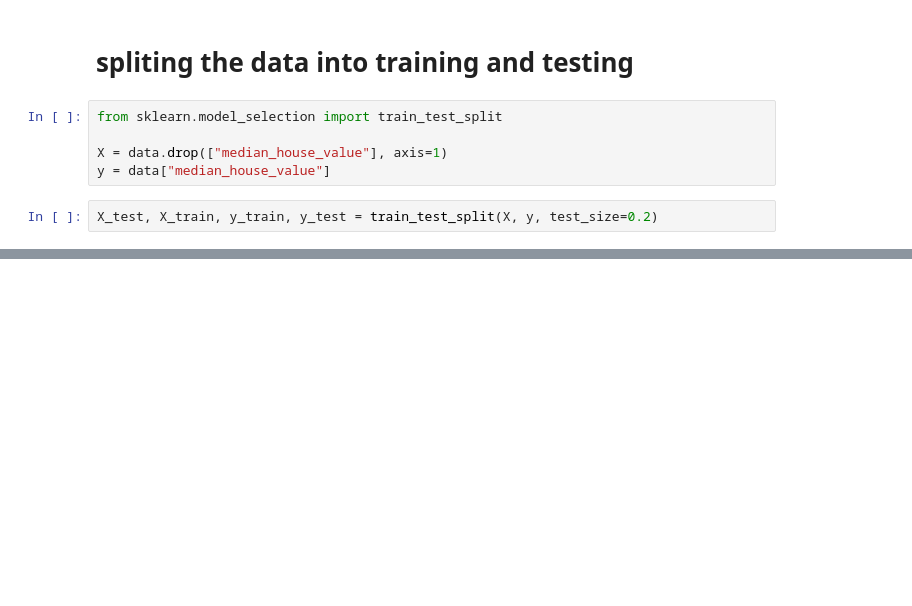
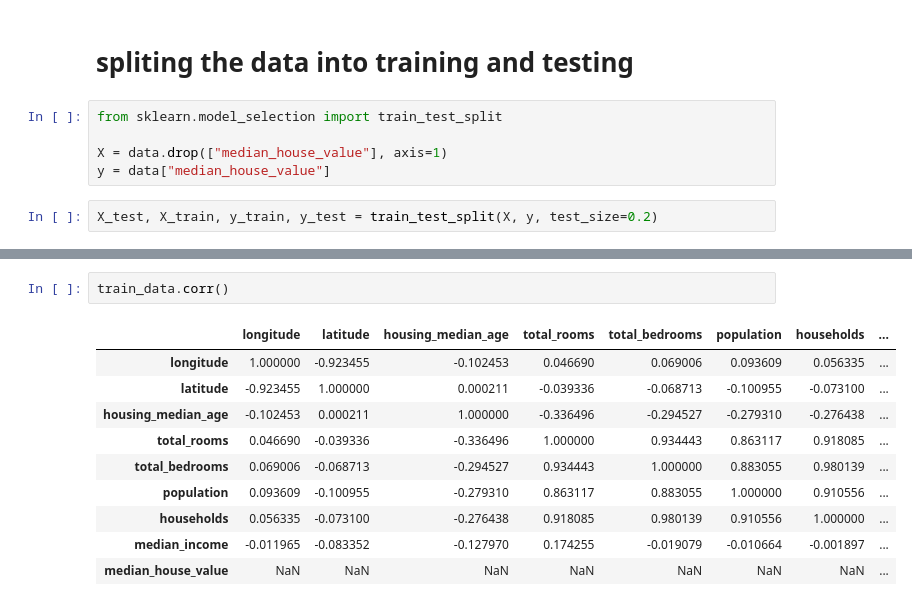
Before and after one commit to Griffoo91/House_Price_Prediction2, a Jupyter notebook: main.ipynb, the cells around one changed output, grey strips where cells are left out. Saved outputs shown, nothing was run; the diff lists cells and outputs as text; blank space fills up the shorter version.

```diff
--- a/main.ipynb
+++ b/main.ipynb
@@ -57,0 +73,13 @@ X_test, X_train, y_train, y_test = train_test_split(X, y, test_size=0.2)
+# %%
+train_data.corr()
+# %% [output]
+|  | longitude | latitude | housing_median_age | total_rooms | total_bedrooms | population | households | ... |
+| longitude | 1.000000 | -0.923455 | -0.102453 | 0.046690 | 0.069006 | 0.093609 | 0.056335 | ... |
+| latitude | -0.923455 | 1.000000 | 0.000211 | -0.039336 | -0.068713 | -0.100955 | -0.073100 | ... |
+| housing_median_age | -0.102453 | 0.000211 | 1.000000 | -0.336496 | -0.294527 | -0.279310 | -0.276438 | ... |
+| total_rooms | 0.046690 | -0.039336 | -0.336496 | 1.000000 | 0.934443 | 0.863117 | 0.918085 | ... |
+| total_bedrooms | 0.069006 | -0.068713 | -0.294527 | 0.934443 | 1.000000 | 0.883055 | 0.980139 | ... |
+| population | 0.093609 | -0.100955 | -0.279310 | 0.863117 | 0.883055 | 1.000000 | 0.910556 | ... |
+| households | 0.056335 | -0.073100 | -0.276438 | 0.918085 | 0.980139 | 0.910556 | 1.000000 | ... |
+| median_income | -0.011965 | -0.083352 | -0.127970 | 0.174255 | -0.019079 | -0.010664 | -0.001897 | ... |
+| median_house_value | NaN | NaN | NaN | NaN | NaN | NaN | NaN | ... |
```
Also changed, not shown: parts of 1 cell of this notebook.
